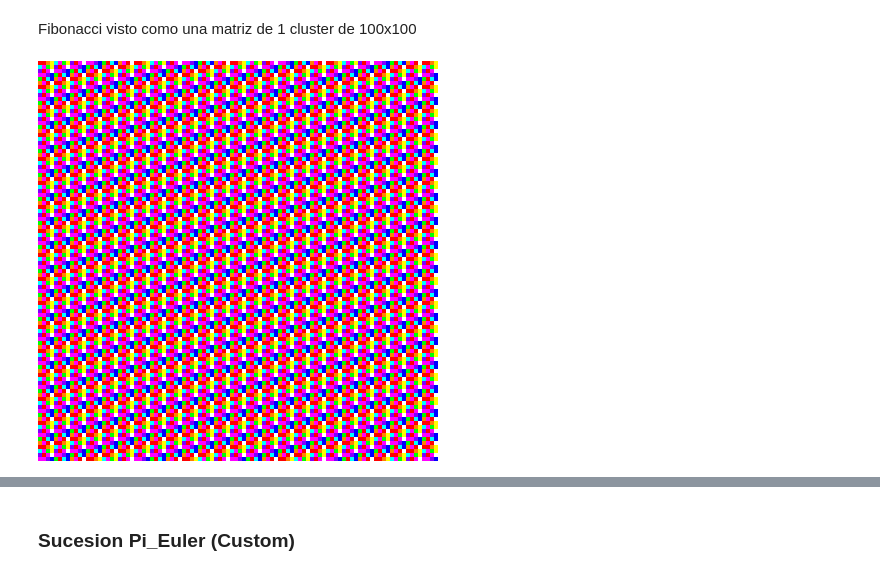
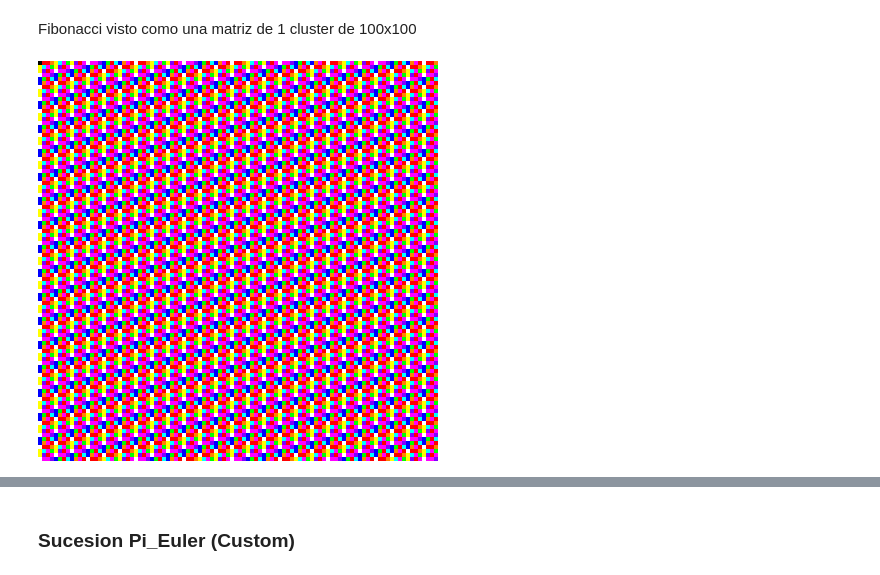
Before and after one commit to Dnllns/B10_clustering, a Jupyter notebook: B10_clustering.ipynb, the cells around one changed output, grey strips where cells are left out. Drawn from its saved outputs; the diff is of its cells as text; code cells hidden in the pictures.

```diff
--- a/B10_clustering.ipynb
+++ b/B10_clustering.ipynb
@@ -1115,12 +1128,13 @@ gen_supermatrix_image(
 Fibonacci visto como una matriz de 1 cluster de 100x100
 # %%
 gen_supermatrix_image(
-    n_fibonacci,
+    fibonacci,
+    "+",
     0,
     100, 100,
     1, 1,
     4,
     number_to_color
 )
 # %% [output]
-[figure, old version]
+[figure, new version]
```
Also changed, not shown: parts of 8 cells of this notebook.
